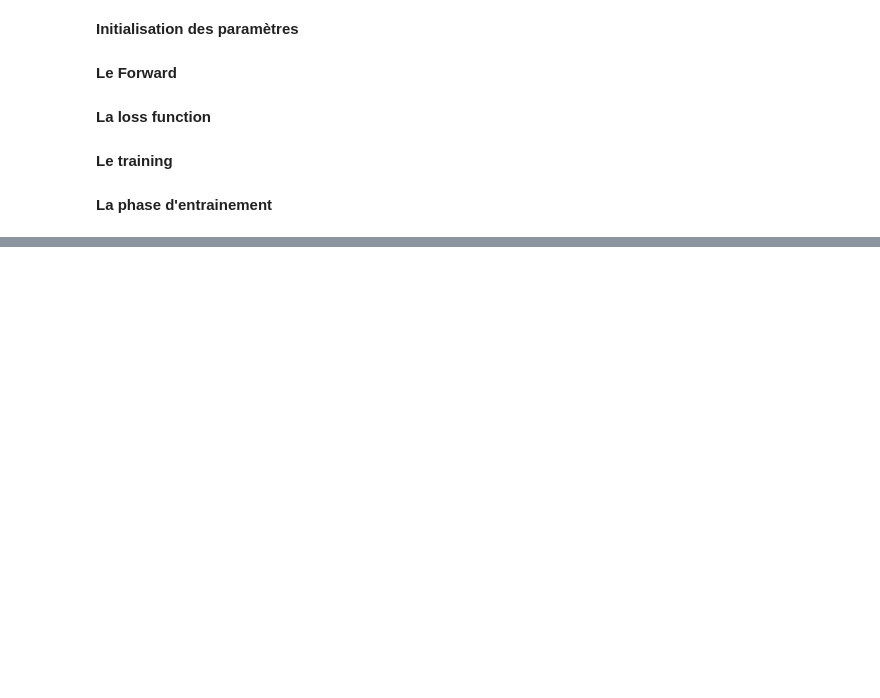
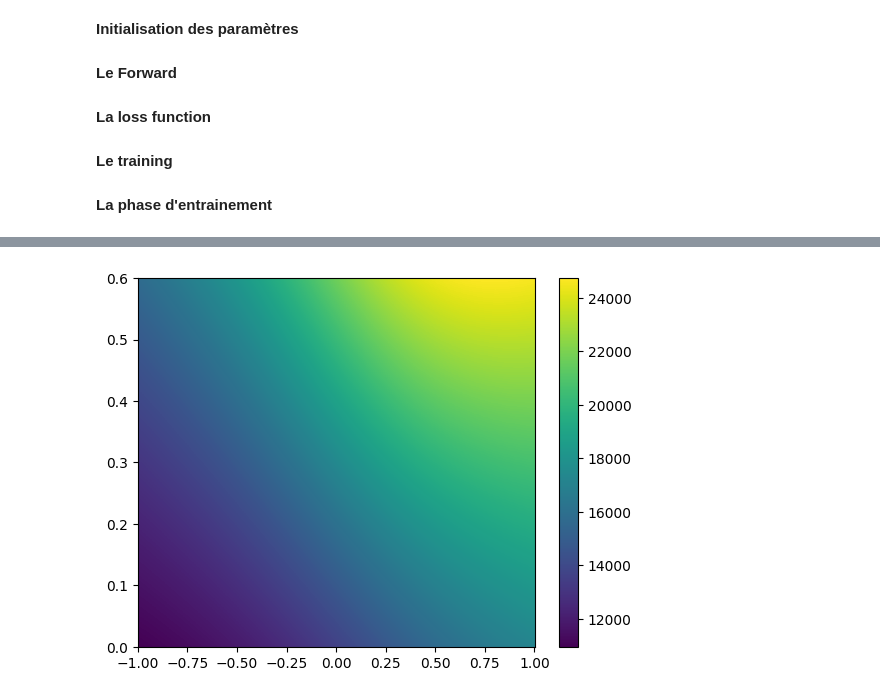
Before and after one commit to Mintche/Internship-PINNs, a Jupyter notebook: 2D Wave Guide/WaveGuide_PINN.ipynb, the cells around one changed output, grey strips where cells are left out. Saved outputs shown, nothing was run; the diff lists cells and outputs as text; code cells hidden in the pictures; blank space fills up the shorter version.

```diff
--- a/2D Wave Guide/WaveGuide_PINN.ipynb
+++ b/2D Wave Guide/WaveGuide_PINN.ipynb
@@ -307,0 +330,16 @@ plt.show()
+# %%
+def k(x,y):
+    return 2*jnp.pi*f/forward_params(params["layers_c"], jnp.array([x, y])).squeeze()
+
+
+vmap_k = jax.vmap(k, (0,0), (0,0))
+x = np.linspace(-1,1,1000)
+y = np.linspace(0,0.6,500)
+
+k_grid = jax.vmap(jax.vmap(k, in_axes=(0, None)), in_axes=(None, 0))(x,y)
+
+plt.pcolormesh(x, y, k_grid)
+plt.colorbar()
+plt.show()
+# %% [output]
+[figure, added]
```
Also changed, not shown: parts of 3 cells of this notebook, 6 other files.
